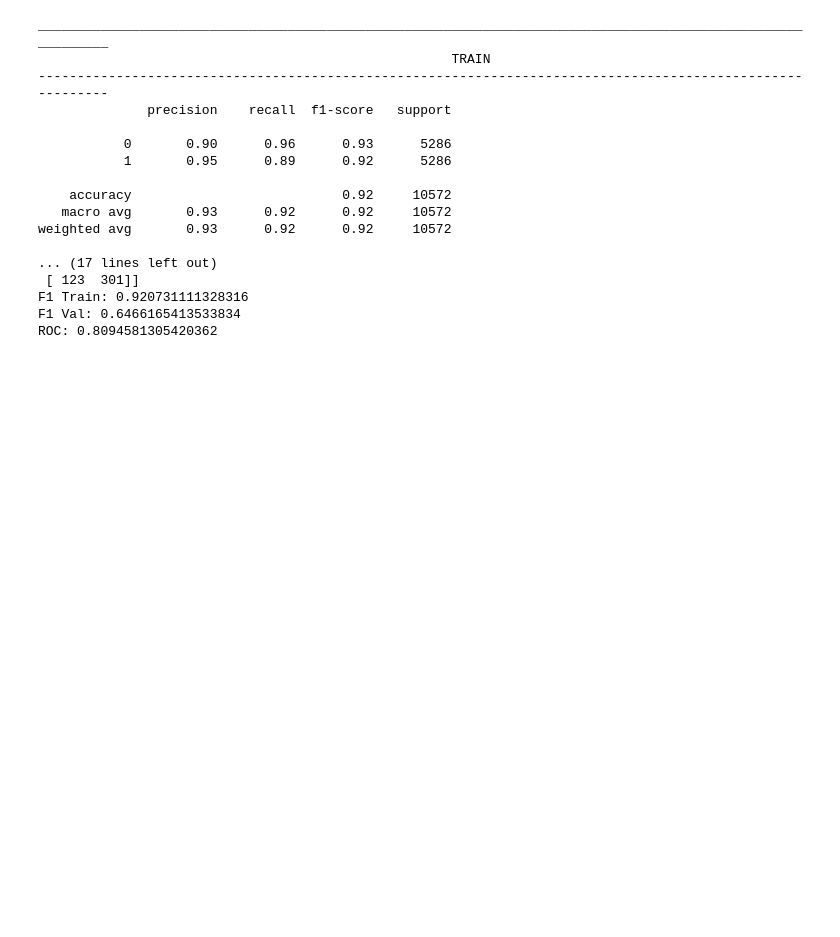
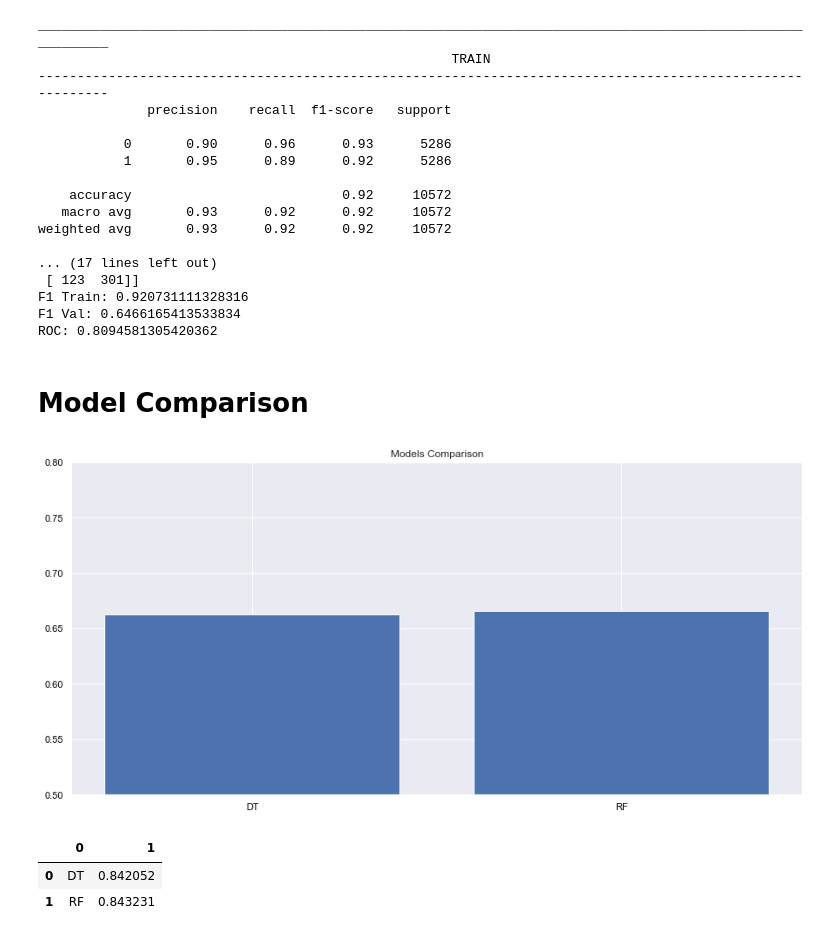
Before and after one commit to filipacarreira/MachineLearningProject, a Jupyter notebook: techscape-ecommerce/group_35.ipynb, the cells around one changed output. Cells and saved outputs as stored; diff of their text form; code cells hidden in the pictures; blank space fills up the shorter version.

```diff
--- a/techscape-ecommerce/group_35.ipynb
+++ b/techscape-ecommerce/group_35.ipynb
@@ -1828,4 +1857,4 @@ roc_dt
 # %%
 #k-fold
-evaluate_model(DecisionTreeClassifier(splitter = 'random', min_samples_split=450, class_weight={0:1,1:5.6}, criterion='gini',random_state=4), X_train_eng[set1], y_train_df)
+f1_dt,auc_dt=evaluate_model(DecisionTreeClassifier(splitter = 'random', min_samples_split=450, class_weight='balanced', criterion='gini',random_state=4), X_train_eng[set1_no_bin], y_train_df)
 # %% [output]
@@ -2126,16 +2202,16 @@ set2_new.remove('x3_New_Access')
 # %%
-# from set2 remove binary variables
+# # from set2 remove binary variables
 
-estimators = [('dt', DecisionTreeClassifier(splitter = 'random',class_weight={0:1,1:5.6},min_samples_split=350, criterion='gini',random_state=2)),
-              ('dt1', DecisionTreeClassifier(splitter = 'random',min_samples_split=200, criterion='gini',random_state=2)),
-              ('dt2', DecisionTreeClassifier(splitter = 'random',min_samples_split=300, criterion='gini',random_state=2)),
-              ('dt3', DecisionTreeClassifier(splitter = 'random',min_samples_split=350, criterion='gini',random_state=2)),
+# estimators = [('dt', DecisionTreeClassifier(splitter = 'random',class_weight={0:1,1:5.6},min_samples_split=350, criterion='gini',random_state=2)),
+#               ('dt1', DecisionTreeClassifier(splitter = 'random',min_samples_split=200, criterion='gini',random_state=2)),
+#               ('dt2', DecisionTreeClassifier(splitter = 'random',min_samples_split=300, criterion='gini',random_state=2)),
+#               ('dt3', DecisionTreeClassifier(splitter = 'random',min_samples_split=350, criterion='gini',random_state=2)),
 
-              ('knn1',KNeighborsClassifier(n_neighbors=5)),
-              ('knn3',KNeighborsClassifier(n_neighbors=4)),
-              ('knn4',KNeighborsClassifier(n_neighbors=3))]
+#               ('knn1',KNeighborsClassifier(n_neighbors=5)),
+#               ('knn3',KNeighborsClassifier(n_neighbors=4)),
+#               ('knn4',KNeighborsClassifier(n_neighbors=3))]
 
 
-vot_hard = VotingClassifier(estimators = estimators, voting ='hard')
-vot_hard = vot_hard.fit(X_train_eng[set2_new], y_train_df)
-metrics1(y_train_df, vot_hard.predict(X_train_eng[set2_new]) , y_val_df, vot_hard.predict(X_val_eng[set2_new]))
+# vot_hard = VotingClassifier(estimators = estimators, voting ='hard')
+# vot_hard = vot_hard.fit(X_train_eng[set2_new], y_train_df)
+# metrics1(y_train_df, vot_hard.predict(X_train_eng[set2_new]) , y_val_df, vot_hard.predict(X_val_eng[set2_new]))
@@ -2188,7 +2224,8 @@ roc_auc_score(y_val_df, vot_hard.predict(X_val_eng[set2_new]))
 # %% [output]
 0.766767784518968
 # %%
-roc_auc_score(y_val_df, vot_soft.predict(X_val_eng[set2_new]))
+#k-fold
+f1_RF,auc_RF=evaluate_model(VotingClassifier(estimators = estimators, voting ='hard') , X_train_eng[], y_train_df)
 # %% [output]
 0.7818812920861391
 # %%
@@ -4365,3 +4383,30 @@ kaggle_gradient_boost = kaggle_gradient_boost.astype(int)
 kaggle_gradient_boost
 #Saving to csv
 kaggle_gradient_boost.to_csv("gradient_boost.csv")
+# %% [markdown]
+# Model Comparison
+# %%
+f1_values = [f1_dt,f1_RF]
+models = ["DT","RF"]
+data_tuples = list(zip(models, f1_values))
+model_compare = pd.DataFrame(data_tuples)
+model_compare = model_compare.sort_values(1)
+plt.figure(figsize=(15,7))
+plt.bar(model_compare[0], model_compare[1])
+plt.xticks(rotation=0)
+plt.xticks(color='black')
+plt.yticks(color='black')
+plt.ylim(0.5, 0.8)
+plt.title('Models Comparison')
+plt.show()
+# %% [output]
+[figure, added]
+# %%
+roc_values = [roc_dt,roc_RF]
+data_tuples = list(zip(models, roc_values))
+model_compare_roc = pd.DataFrame(data_tuples)
+model_compare_roc[0]
+# %% [output]
+|  | 0 | 1 |
+| 0 | DT | 0.842052 |
+| 1 | RF | 0.843231 |
```
Also changed, not shown: parts of 26 cells of this notebook.
